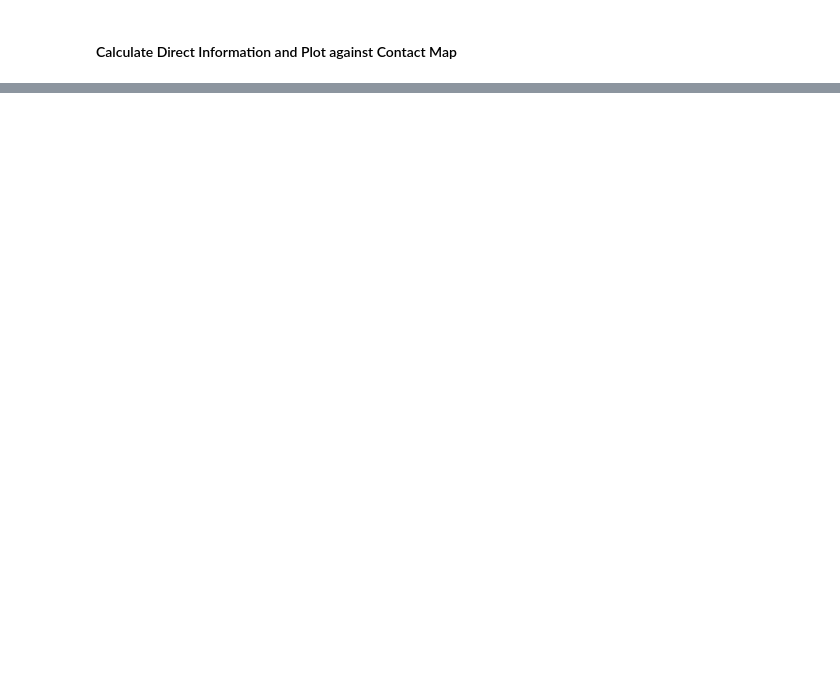
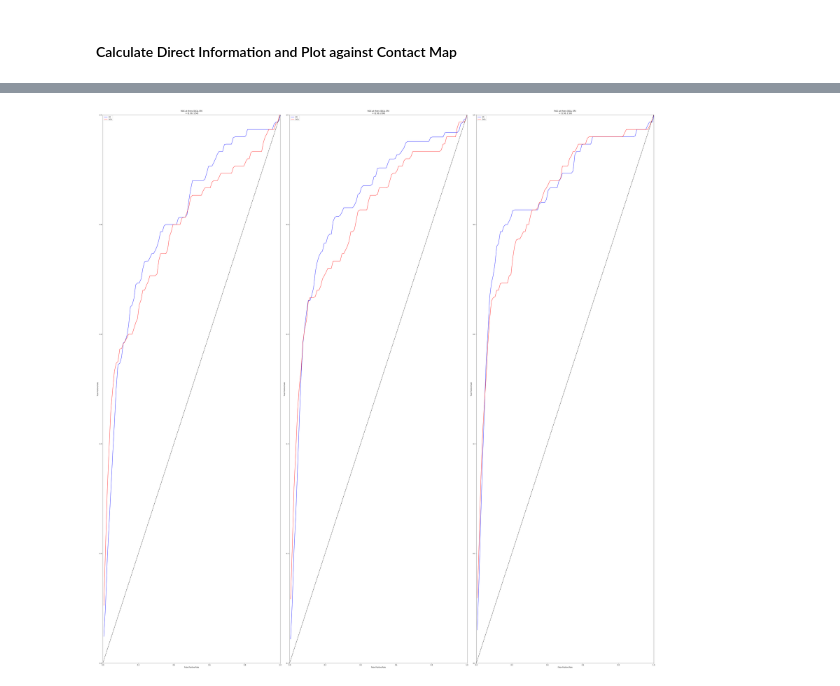
Before and after one commit to evancresswell/DCA_ER_old, a Jupyter notebook: dca_ER_Sensitivity.ipynb, the cells around one changed output, grey strips where cells are left out. Drawn from its saved outputs; the diff is of its cells as text; code cells hidden in the pictures; blank space fills up the shorter version.

Commit message:
plotting the ROC curve for different sample levels for DCA and ER

```diff
--- a/dca_ER_Sensitivity.ipynb
+++ b/dca_ER_Sensitivity.ipynb
@@ -284 +284,65 @@ Structure exists: '/home/eclay/DCA_ER/zd/pdb1zdr.ent'
 [interactive output not drawn]
+# %%
+# Define values for finding optimal contact threshold
+ct_thres = np.linspace(1.5,10.,18,endpoint=True)
+n = ct_thres.shape[0]
+
+plt.rcParams['figure.figsize'] = [50, 50]
+
+for ii, di in enumerate(dis):
+    auc_DCA = np.zeros(n)
+    auc_ER = np.zeros(n)
+    for i in range(n):
+        # find optimal threshold of distance for both DCA and ER
+        p,tp,fp = tools.roc_curve(ct,dis_DCA[ii],ct_thres[i])
+        auc_DCA[i] = tp.sum()/tp.shape[0]
+
+        p,tp,fp = tools.roc_curve(ct,di,ct_thres[i])
+        auc_ER[i] = tp.sum()/tp.shape[0]
+
+    # Set DCA and ER TP, FP and P values for optimal contact distance
+    i0_DCA = np.argmax(auc_DCA)
+    i0_ER = np.argmax(auc_ER)
+
+    p0_DCA,tp0_DCA,fp0_DCA = tools.roc_curve(ct,dis_DCA[ii],ct_thres[i0_DCA])
+    p0_ER,tp0_ER,fp0_ER = tools.roc_curve(ct,di,ct_thres[i0_ER])
+
+    # Plot ROC for optimal DCA vs optimal ER
+    plt.subplot2grid((1,3),(0,ii))
+    plt.title('ROC at thres (DCA, ER)\n = (%3.2f, %3.2f)'%(ct_thres[i0_DCA],ct_thres[i0_ER]))
+    plt.plot(fp0_ER,tp0_ER,'b-',label="ER")
+    plt.plot(fp0_DCA,tp0_DCA,'r-',label="DCA")
+    plt.plot([0,1],[0,1],'k--')
+    plt.xlim([0,1])
+    plt.ylim([0,1])
+    plt.xlabel('False Positive Rate')
+    plt.ylabel('True Positive Rate')
+    plt.legend()
+    """
+    # Plot AUC for DCA and ER
+    plt.subplot2grid((3,3),(1,ii))
+    plt.title('AUC (DCA, ER) max\n = (%3.2f, %3.2f)' %(auc_DCA[i0_DCA], auc_ER[i0_ER]))
+    plt.plot([ct_thres.min(),ct_thres.max()],[0.5,0.5],'k--')
+    plt.plot(ct_thres,auc_DCA,'b-',label="DCA")
+    plt.plot(ct_thres,auc_ER,'r-',label="ER")
+    plt.xlim([ct_thres.min(),ct_thres.max()])
+    plt.ylim([0,max(auc_DCA.max(),auc_ER.max())+0.1])
+    plt.xlabel('distance threshold')
+    plt.ylabel('AUC')
+    plt.legend()
+
+    # Plot Precision of optimal DCA and ER
+    plt.subplot2grid((3,3),(2,ii))
+    plt.title('Precision at thres \n(DCA, ER) = (%3.2f, %3.2f)'%(ct_thres[i0_DCA],ct_thres[i0_ER]))
+    plt.plot( p0_DCA,tp0_DCA / (tp0_DCA + fp0_DCA),'r-',label='DCA thres = %s'%ct_thres[i0_DCA])
+    plt.plot( p0_ER,tp0_ER / (tp0_ER + fp0_ER),'b-',label='ER thres = %s'%ct_thres[i0_ER])
+    plt.plot([0,1],[0,1],'k--')
+    plt.xlim([0,1])
+    plt.ylim([0,1])
+    plt.xlabel('Recall (Sensitivity - P)')
+    plt.ylabel('Precision (PPV)')
+    plt.legend()
+    """
+plt.tight_layout(h_pad=1, w_pad=1.5)
+# %% [output]
+[figure, added]
```
Also changed, not shown: parts of 3 cells of this notebook.
